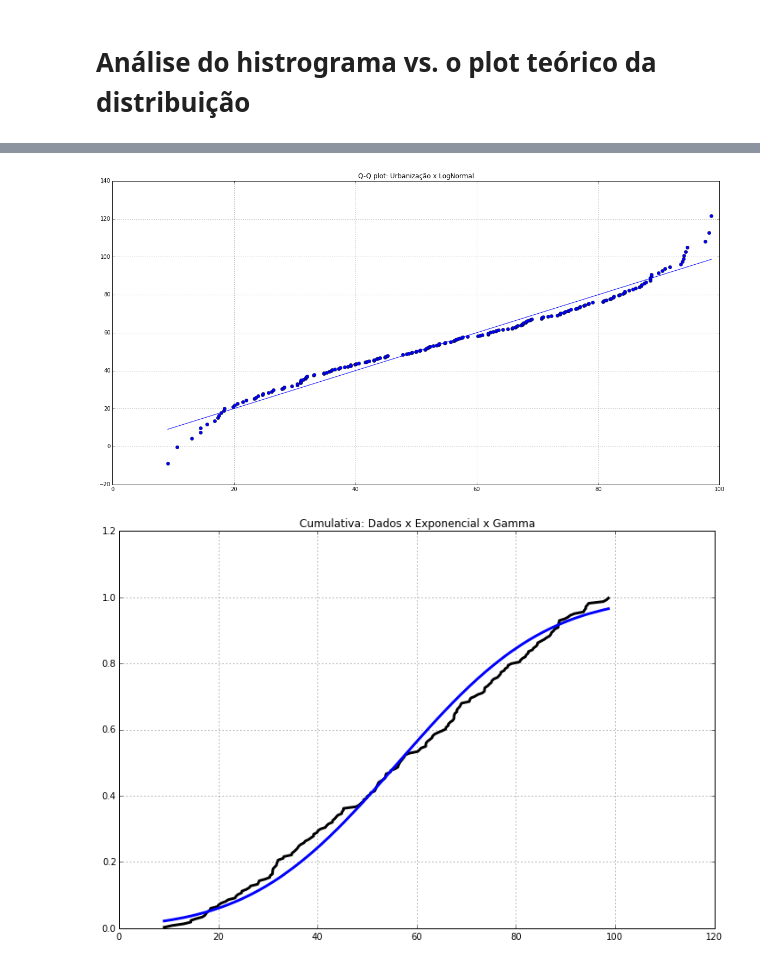
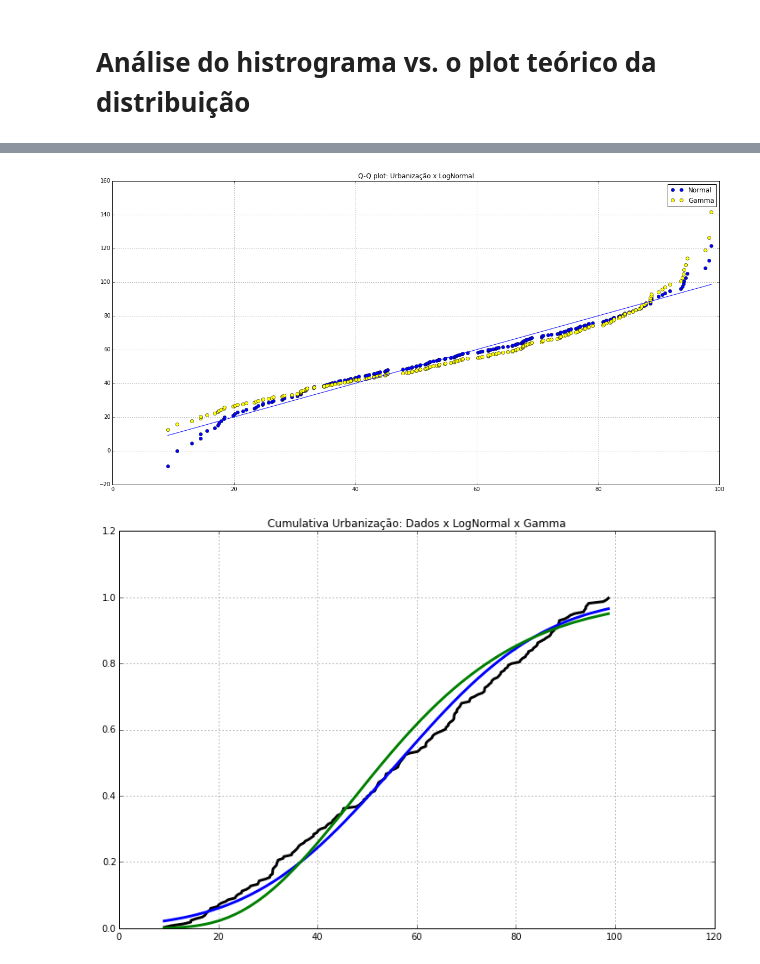
Before and after one commit to LucasMatBorges/Project2_DataScience, a Jupyter notebook: Projeto 2.ipynb, the cells around one changed output, grey strips where cells are left out. Drawn from its saved outputs; the diff is of its cells as text; code cells hidden in the pictures.

```diff
--- a/Projeto 2.ipynb
+++ b/Projeto 2.ipynb
@@ -60,6 +61,8 @@ Analisando os dois histogramas gerados pode concluir-se que ambas se aproximam d
 # %%
 stddev = U1.std() # Desvio Padrão
 mean = U1.mean() # Média
+k_U1 = 6
+theta_U1 = U1.mean()/k_U1
 
 fra = [] # frequencia relativa acumulada
 for i in range(len(U1)):
@@ -69,8 +72,11 @@ x=np.linspace(0,150,1001) # Valor inicial, Valor Final, Número de elementos
 
 fig,ax = plt.subplots(figsize=(20,5)) # Aumenta o tamanho do gráfico (lembrar de colocar ax no DataFrame-Somente nele)
 
+gamma = stats.gamma.pdf(x, scale=theta_U1, loc=0, a=k_U1)
+
 pd.DataFrame.plot(kind='hist',data=U1,color='red', bins=(range(0,150,25)),normed=True,grid=2,legend=True,title="Urbanização ao redor do mundo", ax=ax) # Plotagem do histograma
 plt.plot(x, stats.norm.pdf(x,loc=mean,scale=stddev),'black',alpha=0.8,lw=5) # Plota a densidade de probabilidade de distribuição
+plt.plot(x, gamma, '-', color='green', label="Gamma",alpha=0.8, lw=5) # Plota a gamma teórica
 years = ["Densidadade de Probabilidade", 'Histograma'] # Lista com as legendas
 plt.legend(years,loc='best') # loc='best' ajeita de melhor maneira a caixa de legendas
 plt.ylabel('Percentil') # Legenda no eixo Y
@@ -99,28 +114,29 @@ plt.xlabel('Quantidade de celulares') # Legenda no eixo X
 # %%
-# dados ordenados e quantis teóricos - QQplot
-
 stddev = Celular['2010'].std() # Desvio Padrão
 mean = Celular['2010'].mean() # Média]
 
 C1= Celular['2010'].sort(inplace=False)
-#C1=Celular['2010']
 
 # Calcula a frequência relativa acumulada com os dados vindos dos arquivos
-fra = [] # frequencia relativa acumulada
+fraC1 = [] # frequencia relativa acumulada
 for i in range(len(C1)):
     acc = (i + 0.5) / len(C1)
-    fra.append(acc) # ver Magalhães e Lima (pag. 195)
+    fraC1.append(acc) # ver Magalhães e Lima (pag. 195)
 
 # Gera os valores dos quantis teóricos para as distribuições analisadas
 
-q_norm = stats.norm.ppf(fra,loc=mean,scale=stddev)
+q_norm = stats.norm.ppf(fraC1,loc=mean,scale=stddev)
+q_gamma = stats.gamma.ppf(fraC1, scale=theta_C1, loc=0, a=k_C1)
 
 
 fig = plt.figure(figsize=(20,10))
 
-plt.title("Q-Q plot: Dados x Exponencial x Gamma")
+plt.title("Q-Q plot Celular: Dados x LogNormal x Gamma")
 
 norm_plot, = plt.plot(C1, q_norm, 'o', color="red", label="Normal")
+gamma_plot, = plt.plot(C1, q_gamma, 'o', color="green", label = "Gamma")
+
+plt.legend(handles=[norm_plot, gamma_plot])
 
 plt.plot((min(C1), max(C1)), (min(C1), max(C1)), '-')
 plt.grid()
@@ -133,51 +149,52 @@ plt.grid()
 # %%
 # dados ordenados e quantis teóricos - QQplot
 
 stddev = Urbanizacao['2010'].std() # Desvio Padrão
 mean = Urbanizacao['2010'].mean() # Média]
 
 U1= Urbanizacao['2010'].sort(inplace=False)
-#C1=Celular['2010']
 
 # Calcula a frequência relativa acumulada com os dados vindos dos arquivos
-fra = [] # frequencia relativa acumulada
+fraU1 = [] # frequencia relativa acumulada
 for i in range(len(U1)):
     acc = (i + 0.5) / len(U1)
-    fra.append(acc) # ver Magalhães e Lima (pag. 195)
+    fraU1.append(acc) # ver Magalhães e Lima (pag. 195)
 
 # Gera os valores dos quantis teóricos para as distribuições analisadas
 
-q_norm = stats.norm.ppf(fra,loc=mean,scale=stddev)
+q_norm = stats.norm.ppf(fraU1,loc=mean,scale=stddev)
+q_gamma = stats.gamma.ppf(fraU1, scale=theta_U1, loc=0, a=k_U1)
 
 
 fig = plt.figure(figsize=(20,10))
 
 plt.title("Q-Q plot: Urbanização x LogNormal")
 
 norm_plot, = plt.plot(U1, q_norm, 'o', color="blue", label="Normal")
+gamma_plot, = plt.plot(U1, q_gamma, 'o', color="yellow", label = "Gamma")
+
+plt.legend(handles=[norm_plot, gamma_plot])
 
 plt.plot((min(U1), max(U1)), (min(U1), max(U1)), '-')
 plt.grid()
 
 
 #for i in range(len(U1)):
   #  plt.plot((U1[i], U1[i]), (q_norm[i], U1[i]), '-', color='red', alpha=0.3  )
 # %% [output]
-[figure, old version]
+[figure, new version]
 # %%
-# fra e FDA
-
 cdf_norm = stats.norm.cdf(U1,loc=mean,scale=stddev)
-#cdf_gamma = stats.gamma.cdf(tempos, scale=theta_gamma, loc=0, a=k_gamma)
+cdf_gamma = stats.gamma.cdf(U1, scale=theta_U1, loc=0, a=k_U1)
 
 fig = plt.figure(figsize=(12,8))
 plt.axis([0,120,0,1.2])
 
-plt.title("Cumulativa: Dados x Exponencial x Gamma")
+plt.title("Cumulativa Urbanização: Dados x LogNormal x Gamma")
 
-dados_fra_plot, = plt.plot(U1, fra, '-', color='black', label="F.R.A dos dados", lw=3)
+dados_fra_plot, = plt.plot(U1, fraU1, '-', color='black', label="F.R.A dos dados", lw=3)
 cdf_norm,   = plt.plot(U1, cdf_norm, '-', color='blue', label = "Cumulativa da exponencial",lw=3)
-#cdf_gamma_plot, = plt.plot(tempos, cdf_gamma, '-', color='green', label = "Cumulativa da distribuição Gamma")
+cdf_gamma_plot, = plt.plot(U1, cdf_gamma, '-', color='green', label = "Cumulativa da distribuição Gamma",lw=3)
 
 #plt.legend(handles=[dados_fra_plot, cdf_exp_plot, cdf_gamma_plot])
 
@@ -188,5 +205,5 @@ cdf_norm,   = plt.plot(U1, cdf_norm, '-', color='blue', label = "Cumulativa da e
 #plt.plot((tempos[i], tempos[i]), (fra[i], cdf_gamma[i]), '--', color="green", alpha=0.3)
 plt.grid()
 # %% [output]
-[figure, old version]
+[figure, new version]
 # %%
```
Also changed, not shown: parts of 7 cells of this notebook.
